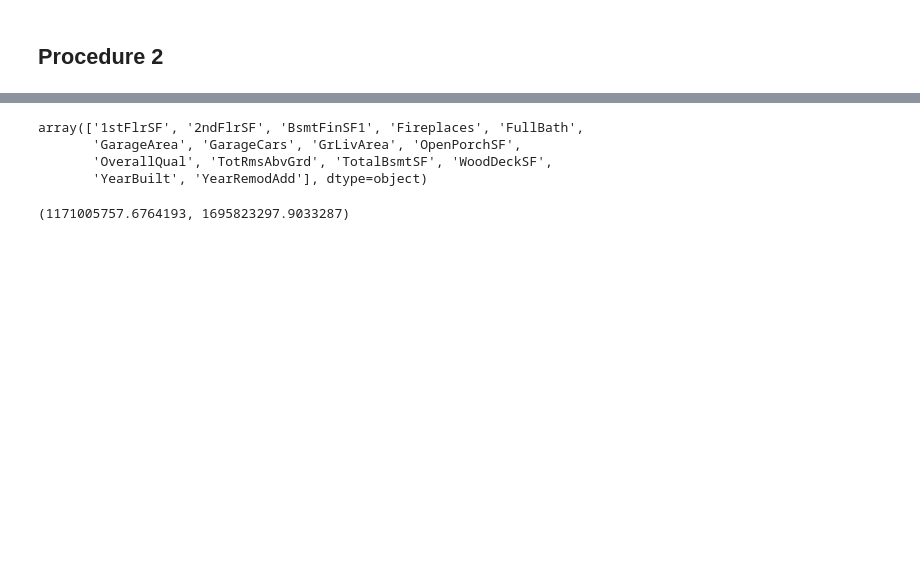
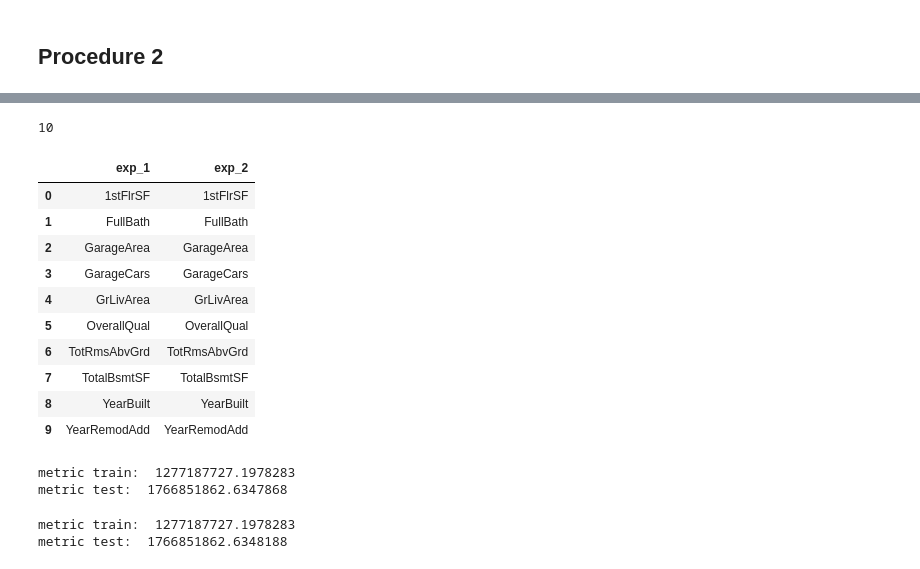
Before and after one commit to jroccal/machine_learning_fundamentals, a Jupyter notebook: notebooks/cross-validation.ipynb, the cells around one changed output, grey strips where cells are left out. Cells and saved outputs as stored; diff of their text form; code cells hidden in the pictures; blank space fills up the shorter version.

```diff
--- a/notebooks/cross-validation.ipynb
+++ b/notebooks/cross-validation.ipynb
@@ -148,0 +154,3 @@ list_metrics = []
+# %%
+## cross val iterator
+kf = KFold(n_splits=K_folds, shuffle=True, random_state=21)
@@ -182,12 +218,13 @@ np.mean(list_metrics), np.std(list_metrics)
 # %%
-lr = LinearRegression().fit(x_train[high_corr_features_all].values,
+## final model experiment_1
+lr = LinearRegression().fit(x_train[high_corr_features_exp_1].values,
                             x_train[[target]].values)
+y_predict_train = lr.predict(x_train[high_corr_features_exp_1].values)
+y_predict_test = lr.predict(x_test[high_corr_features_exp_1].values)
 
-y_predict_train = lr.predict(x_train[high_corr_features_all].values)
-metric_train = mean_squared_error(y_predict_train, x_train[[target]].values)
+metric_train_exp_1 = mean_squared_error(y_predict_train, x_train[[target]].values)
+metric_test_exp_1 = mean_squared_error(y_predict_test, x_test[[target]].values)
 
-y_predict_test = lr.predict(x_test[high_corr_features_all].values)
-metric_test = mean_squared_error(y_predict_test, x_test[[target]].values)
-
-metric_train, metric_test
+print('metric train: ', metric_train_exp_1)
+print('metric test: ', metric_test_exp_1)
 # %% [output]
@@ -198,15 +236,14 @@ metric_train, metric_test
 list_metrics = []
 list_features = []
 # %%
-K = 5
-kf = KFold(n_splits=K, shuffle=True, random_state=21)
+kf = KFold(n_splits=K_folds, shuffle=True, random_state=21)
 # %%
 for fold, (index_train, index_val) in enumerate(kf.split(x_train)):
     print(fold, 'idx_train: ',index_train.shape, ' idx_val:',index_val.shape)
 
     corr_target = correlation_heatmap(x_train.iloc[index_train], x_train.columns)
 
-    high_corr_features = corr_target[target].sort_values(ascending=False)[1:15].index
+    high_corr_features = corr_target[target].sort_values(ascending=False)[1:num_best_features+1].index
     print(np.sort(list(high_corr_features)))
     list_features.append(high_corr_features)
 
@@ -251,21 +286,37 @@ np.mean(list_metrics), np.std(list_metrics)
-# %%
-high_corr_features_local = np.unique(np.hstack(list_features))
-high_corr_features_local
-# %% [output]
-array(['1stFlrSF', '2ndFlrSF', 'BsmtFinSF1', 'Fireplaces', 'FullBath',
-       'GarageArea', 'GarageCars', 'GrLivArea', 'OpenPorchSF',
-       'OverallQual', 'TotRmsAbvGrd', 'TotalBsmtSF', 'WoodDeckSF',
-       'YearBuilt', 'YearRemodAdd'], dtype=object)
+# %%
+# high_corr_features_exp_2 = np.unique(np.hstack(list_features))
+high_corr_features_exp_2 = np.unique(list_features)
+print(len(high_corr_features_exp_2))
+df_last_features = pd.DataFrame(np.sort(high_corr_features_exp_1))
+df_last_features[1] = high_corr_features_exp_2
+df_last_features.columns = ['exp_1', 'exp_2']
+df_last_features
+# pd.DataFrame(np.vstack([high_corr_features_exp_1, high_corr_features_exp_2]))
+# %% [output]
+10
+|  | exp_1 | exp_2 |
+| 0 | 1stFlrSF | 1stFlrSF |
+| 1 | FullBath | FullBath |
+| 2 | GarageArea | GarageArea |
+| 3 | GarageCars | GarageCars |
+| 4 | GrLivArea | GrLivArea |
+| 5 | OverallQual | OverallQual |
+| 6 | TotRmsAbvGrd | TotRmsAbvGrd |
+| 7 | TotalBsmtSF | TotalBsmtSF |
+| 8 | YearBuilt | YearBuilt |
+| 9 | YearRemodAdd | YearRemodAdd |
 # %%
-lr = LinearRegression().fit(x_train[high_corr_features_local].values,
+## final model experiment_2
+lr = LinearRegression().fit(x_train[high_corr_features_exp_2].values,
                             x_train[[target]].values)
+y_predict_train = lr.predict(x_train[high_corr_features_exp_2].values)
+y_predict_test = lr.predict(x_test[high_corr_features_exp_2].values)
 
-y_predict_train = lr.predict(x_train[high_corr_features_local].values)
-metric_train = mean_squared_error(y_predict_train, x_train[[target]].values)
+metric_train_exp_2 = mean_squared_error(y_predict_train, x_train[[target]].values)
+metric_test_exp_2 = mean_squared_error(y_predict_test, x_test[[target]].values)
 
-y_predict_test = lr.predict(x_test[high_corr_features_local].values)
-metric_test = mean_squared_error(y_predict_test, x_test[[target]].values)
-
-metric_train, metric_test
+print('metric train: ', metric_train_exp_2)
+print('metric test: ', metric_test_exp_2)
 # %% [output]
-(1171005757.6764193, 1695823297.9033287)
+metric train:  1277187727.1978283
+metric test:  1766851862.6347868
@@ -273,0 +323,6 @@ metric_train, metric_test
+# %%
+print('metric train: ', metric_train_exp_1)
+print('metric test: ', metric_test_exp_1)
+# %% [output]
+metric train:  1277187727.1978283
+metric test:  1766851862.6348188
```
Also changed, not shown: parts of 21 cells of this notebook.
